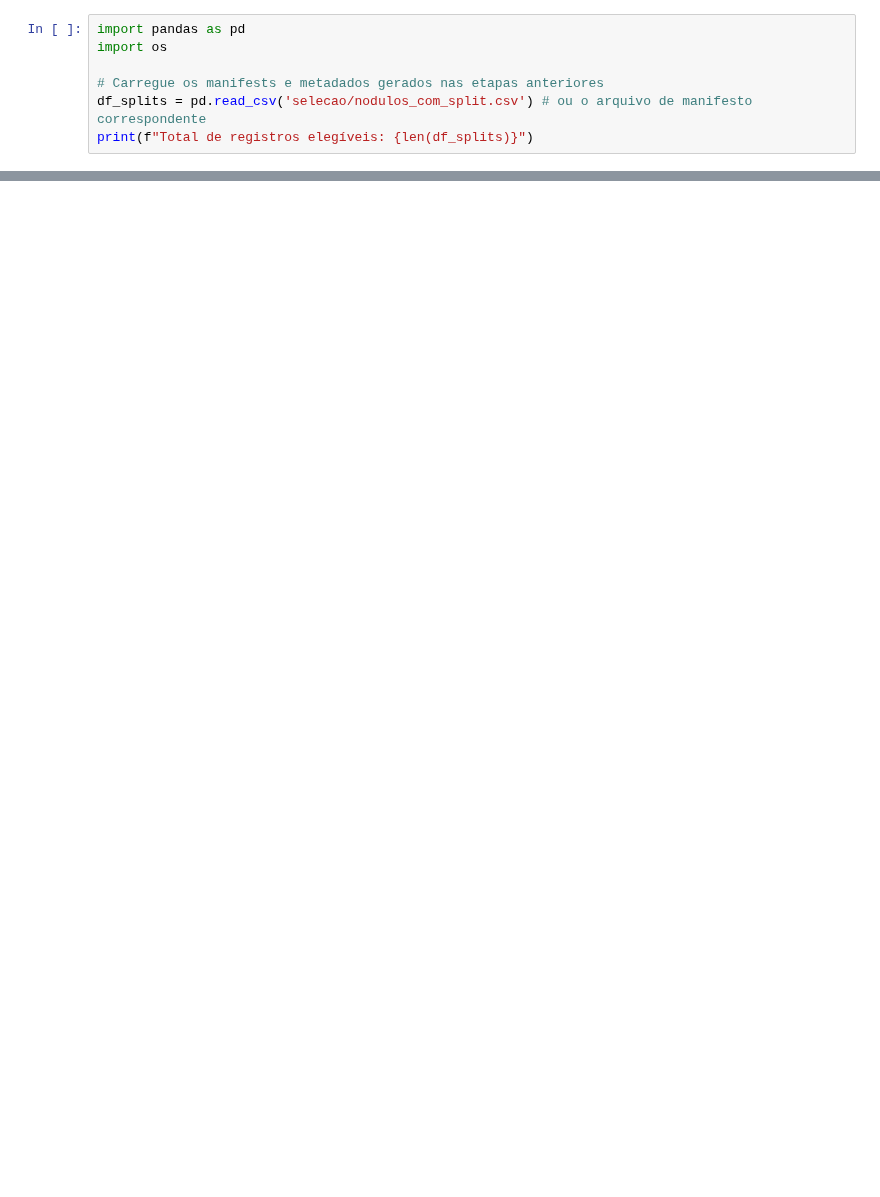
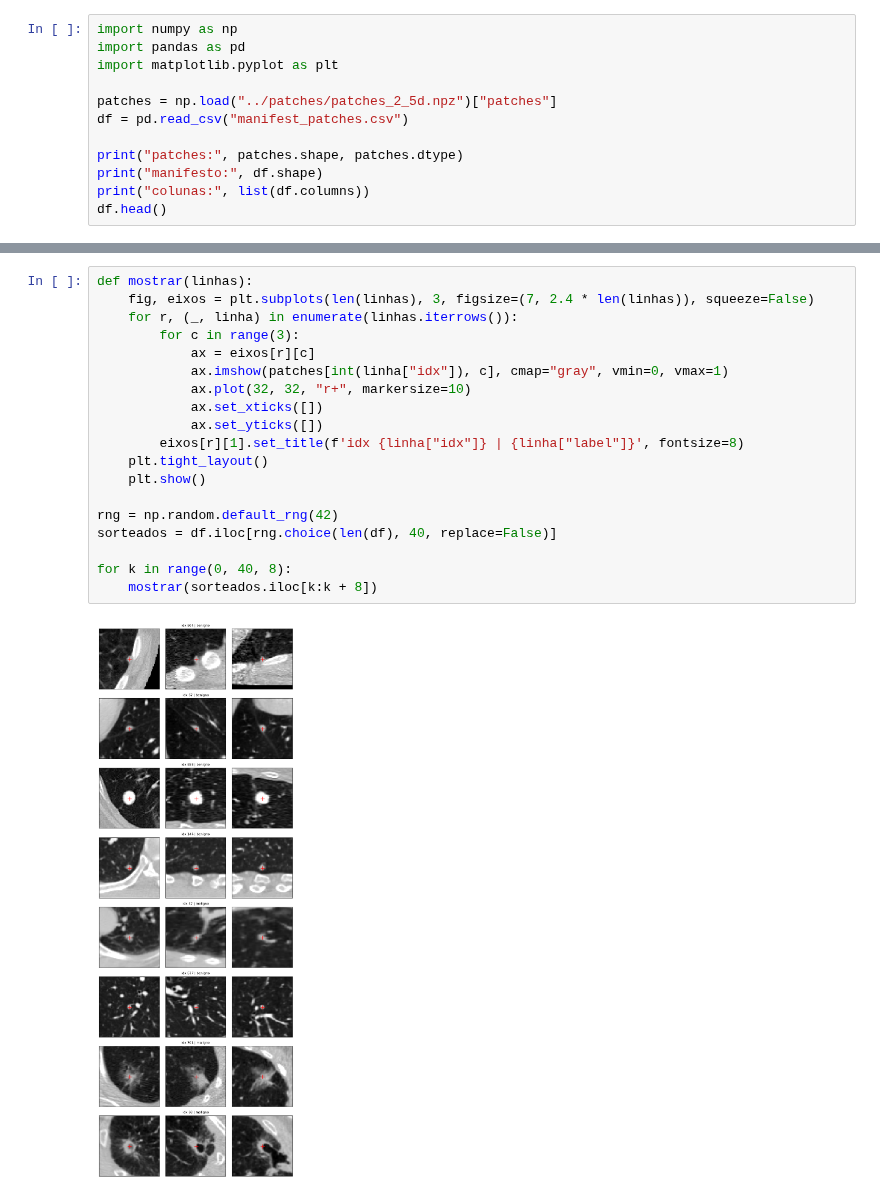
Before and after one commit to EduardoChiela/PI3-Grupo-1, a Jupyter notebook: transformacao/inspecao_visual.ipynb, the cells around one changed output, grey strips where cells are left out. Cells and saved outputs as stored; diff of their text form; blank space fills up the shorter version.

Commit message:
transformacao: inspecao visual dos patches 2.5D

```diff
--- a/transformacao/inspecao_visual.ipynb
+++ b/transformacao/inspecao_visual.ipynb
@@ -4,8 +28,13 @@ Carregar os dados e conferir a quantidade de patches
 # %%
+import numpy as np
 import pandas as pd
-import os
+import matplotlib.pyplot as plt
 
-# Carregue os manifests e metadados gerados nas etapas anteriores
-df_splits = pd.read_csv('selecao/nodulos_com_split.csv') # ou o arquivo de manifesto correspondente
-print(f"Total de registros elegíveis: {len(df_splits)}")
+patches = np.load("../patches/patches_2_5d.npz")["patches"]
+df = pd.read_csv("manifest_patches.csv")
+
+print("patches:", patches.shape, patches.dtype)
+print("manifesto:", df.shape)
+print("colunas:", list(df.columns))
+df.head()
 # %% [output]
@@ -29,0 +136,21 @@ print(proporcoes)
+# %%
+def mostrar(linhas):
+    fig, eixos = plt.subplots(len(linhas), 3, figsize=(7, 2.4 * len(linhas)), squeeze=False)
+    for r, (_, linha) in enumerate(linhas.iterrows()):
+        for c in range(3):
+            ax = eixos[r][c]
+            ax.imshow(patches[int(linha["idx"]), c], cmap="gray", vmin=0, vmax=1)
+            ax.plot(32, 32, "r+", markersize=10)
+            ax.set_xticks([])
+            ax.set_yticks([])
+        eixos[r][1].set_title(f'idx {linha["idx"]} | {linha["label"]}', fontsize=8)
+    plt.tight_layout()
+    plt.show()
+
+rng = np.random.default_rng(42)
+sorteados = df.iloc[rng.choice(len(df), 40, replace=False)]
+
+for k in range(0, 40, 8):
+    mostrar(sorteados.iloc[k:k + 8])
+# %% [output]
+[figure, added]
```
Also changed, not shown: parts of 33 cells of this notebook.
